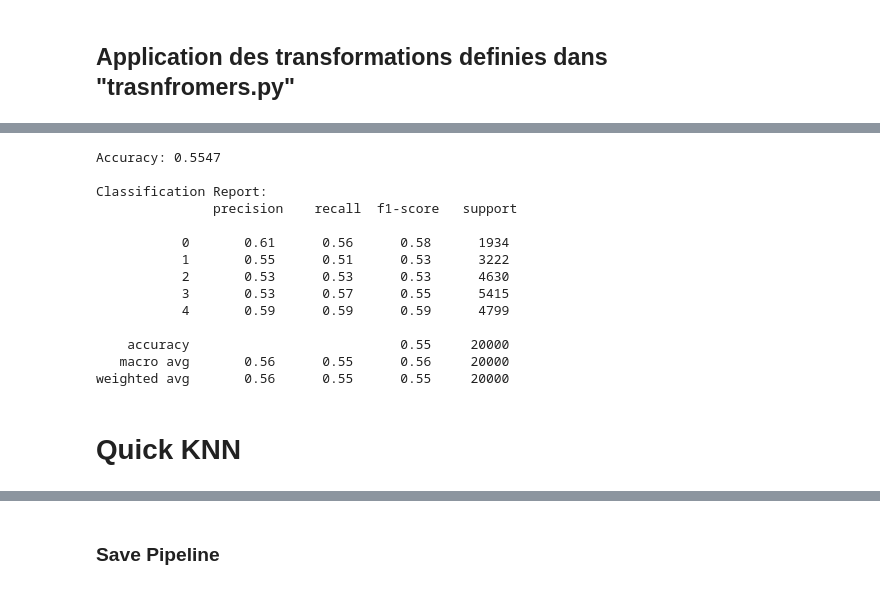
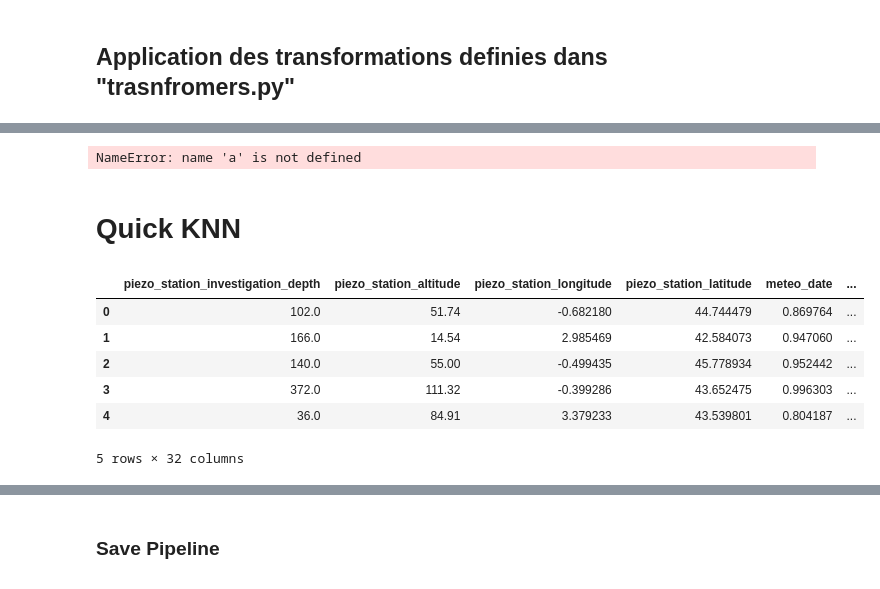
Before and after one commit to AhmedYassi02/Hickathon_43, a Jupyter notebook: processing.ipynb, the cells around one changed output, grey strips where cells are left out. Cells and saved outputs as stored; diff of their text form; code cells hidden in the pictures.

```diff
--- a/processing.ipynb
+++ b/processing.ipynb
@@ -106,10 +118,14 @@ cols_lucien_input = ['meteo_temperature_avg','meteo_temperature_min','meteo__pre
 #Lat Long
 cols_mat = ["distance_piezo_meteo",'piezo_station_longitude','piezo_station_latitude','meteo_latitude','meteo_longitude', "hydro_observation_result_elab"]
 
+
+#Clean pizo
+pizo_cols = ['piezo_station_investigation_depth', 'piezo_obtention_mode', 'piezo_status', 'piezo_qualification', 'piezo_measure_nature_code','piezo_station_department_code']
+
 #target
 target = "piezo_groundwater_level_category"
 
-columns_to_keep = col_yass + cols_yael_input + cols_yael_need + col_flo + cols_lucien_need + cols_lucien_input + cols_mat + [target]
+columns_to_keep = col_yass + cols_yael_input + cols_yael_need + col_flo + cols_lucien_need + cols_lucien_input + cols_mat + [target] + pizo_cols
 
 columns_to_keep
 # %% [output]
@@ -133,18 +149,18 @@ columns_to_keep
 # %%
 path_src_dataset = Path("./data/src/X_train_Hi5.csv")
 
+
+# Out folders
 out_folder_dataset = Path("./data/cleaned")
-# Create the folder if it doesn't exist
-out_folder_dataset.mkdir(parents=True, exist_ok=True)
-
+out_folder_dataset.mkdir(parents=True, exist_ok=True) # Create the folder if it doesn't exist
 out_folder_config = Path("./data/processed/pipelines")
 out_folder_config.mkdir(parents=True, exist_ok=True)
 
 # Load the CSV file with only the relevant columns
-df = pd.read_csv(path_src_dataset, usecols=columns_to_keep) #  SI on veut charger moins de lignes : ajouter --> ,nrows=10e4)
-df = df.drop_duplicates()
+df = pd.read_csv(path_src_dataset, usecols=columns_to_keep ,nrows=10e4) #  SI on veut charger moins de lignes : ajouter --> ,nrows=10e4)
 
-target = "piezo_groundwater_level_category"
+
+
 X = df.drop(columns=target)
 
 #Mapping du target
@@ -166,6 +182,7 @@ processing_pipeline = Pipeline(steps=[
 ('PrelevVol', Prelev()),
 ('Temp',TemperaturePressionTrans(columns=cols_lucien_input)),
 ('CleanHydro', CleanHydro()),
+('CleanPizo',  CleanPizo(pizo_cols)),
 ('Dates',DateTransformer()),
 ('DropCols',DropCols(columns_to_drop) )
 
@@ -269,36 +253,19 @@ continuous_var
-# %%
-#quick KNN
-from sklearn.neighbors import KNeighborsClassifier
-from sklearn.metrics import classification_report, accuracy_score
-
-
-# Initialize and train the KNN classifier
-knn = KNeighborsClassifier(n_neighbors=25)  # Default is 5 neighbors
-knn.fit(processed_X_train, y_train)
-
-# Make predictions
-y_val_pred = knn.predict(processed_X_val)
-
-# Evaluate the model
-print("Accuracy:", accuracy_score(y_val, y_val_pred))
-print("\nClassification Report:\n", classification_report(y_val, y_val_pred))
-# %% [output]
-Accuracy: 0.5547
-
-Classification Report:
-               precision    recall  f1-score   support
-
-           0       0.61      0.56      0.58      1934
-           1       0.55      0.51      0.53      3222
-           2       0.53      0.53      0.53      4630
-           3       0.53      0.57      0.55      5415
-           4       0.59      0.59      0.59      4799
-
-    accuracy                           0.55     20000
-   macro avg       0.56      0.55      0.56     20000
-weighted avg       0.56      0.55      0.55     20000
+# %%
+a
+# %% [output]
+NameError: name 'a' is not defined
 # %% [markdown]
 # Quick KNN
+# %%
+processed_X_train.head()
+# %% [output]
+|  | piezo_station_investigation_depth | piezo_station_altitude | piezo_station_longitude | piezo_station_latitude | meteo_date | ... |
+| 0 | 102.0 | 51.74 | -0.682180 | 44.744479 | 0.869764 | ... |
+| 1 | 166.0 | 14.54 | 2.985469 | 42.584073 | 0.947060 | ... |
+| 2 | 140.0 | 55.00 | -0.499435 | 45.778934 | 0.952442 | ... |
+| 3 | 372.0 | 111.32 | -0.399286 | 43.652475 | 0.996303 | ... |
+| 4 | 36.0 | 84.91 | 3.379233 | 43.539801 | 0.804187 | ... |
+5 rows × 32 columns
 # %%
 #quick KNN
 import pandas as pd
```
Also changed, not shown: parts of 12 cells of this notebook, 1 other file.
